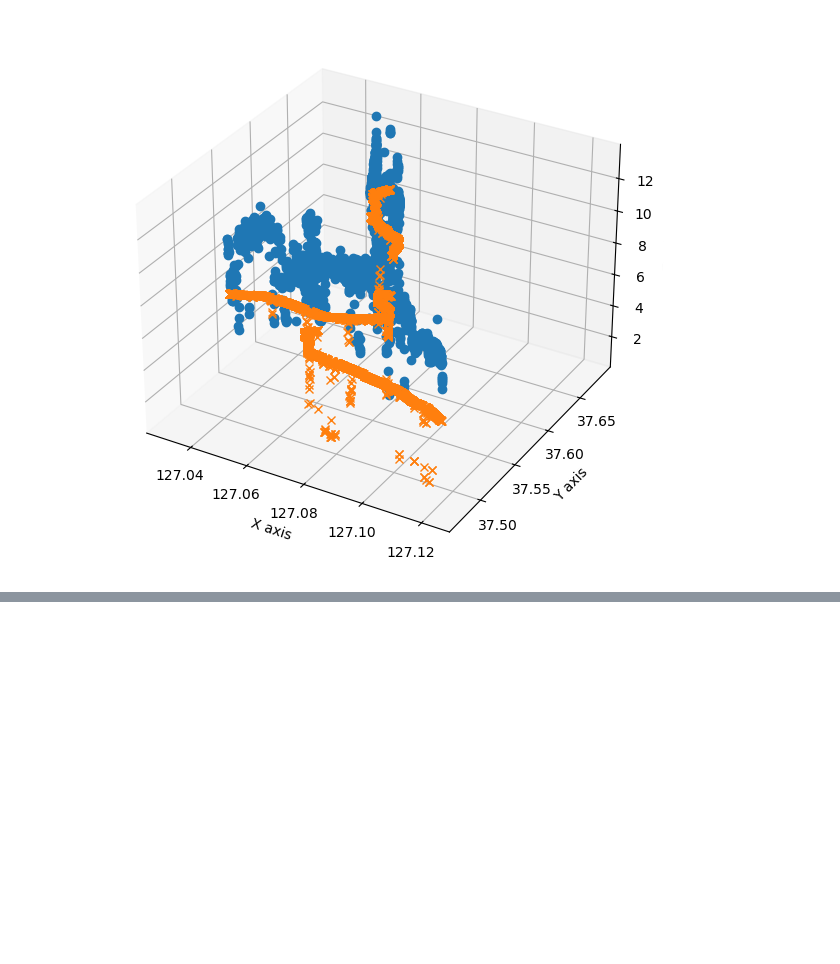
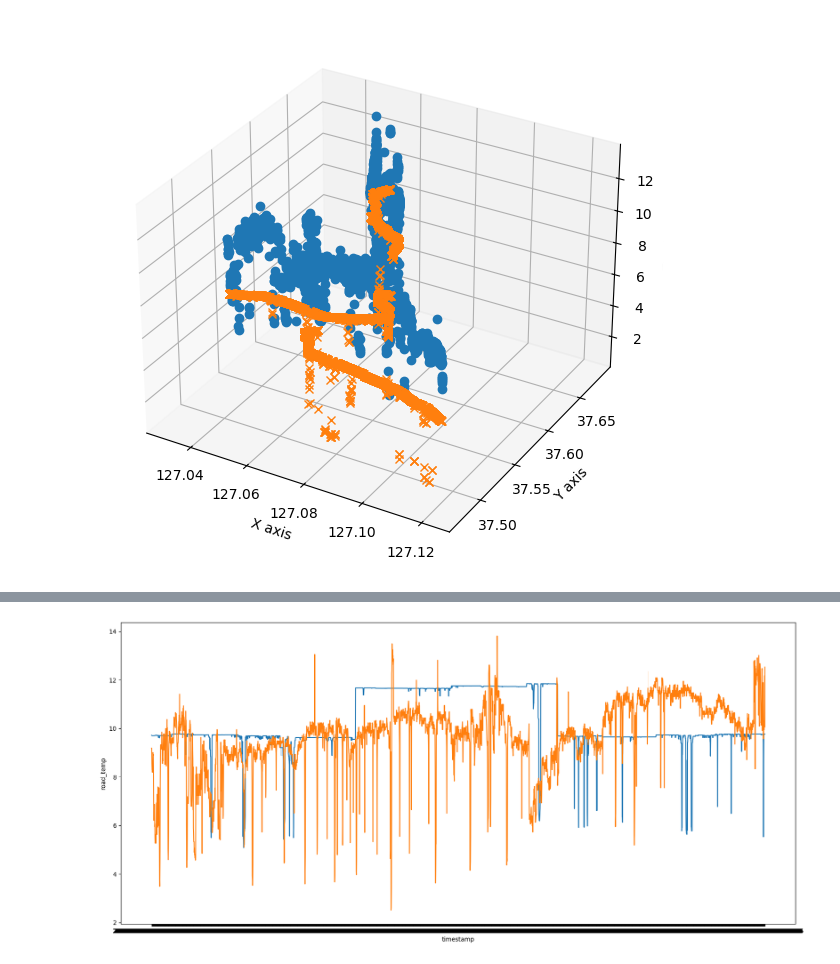
Before and after one commit to righttrue/model_verify, a Jupyter notebook: 0816_지형구조파악.ipynb, the cells around one changed output, grey strips where cells are left out. Cells and saved outputs as stored; diff of their text form; code cells hidden in the pictures; blank space fills up the shorter version.

```diff
--- a/0816_지형구조파악.ipynb
+++ b/0816_지형구조파악.ipynb
@@ -175,3 +188,5 @@ fig = go.Figure(data=[trace1, trace2], layout=layout)
 
 # Show the plot
 pio.show(fig)
+# %%
+df = pd.read_csv("C:/Users/user/Desktop/모델검증/DATA/veri/dongbu/19/dongbu20230119U_jr.csv")
@@ -177,0 +204,7 @@ pio.show(fig)
+# %%
+plt.figure(figsize=(20,9))
+sns.lineplot(data = df , x = 'timestamp',y= 'road_temp')
+sns.lineplot(data = df , x = 'timestamp',y= 'surface_temperature')
+plt.show()
+# %% [output]
+[figure, added]
```
Also changed, not shown: parts of 7 cells of this notebook.
